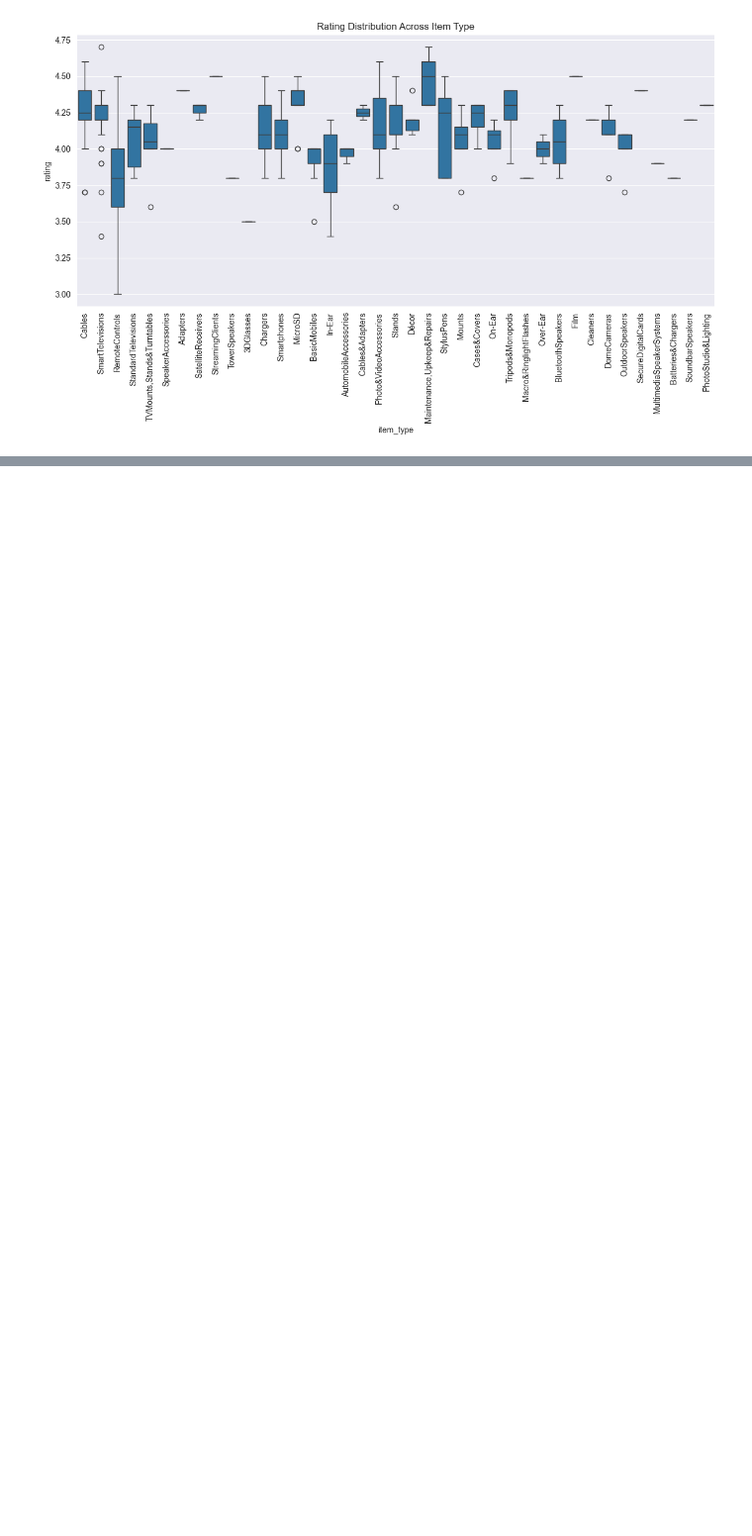
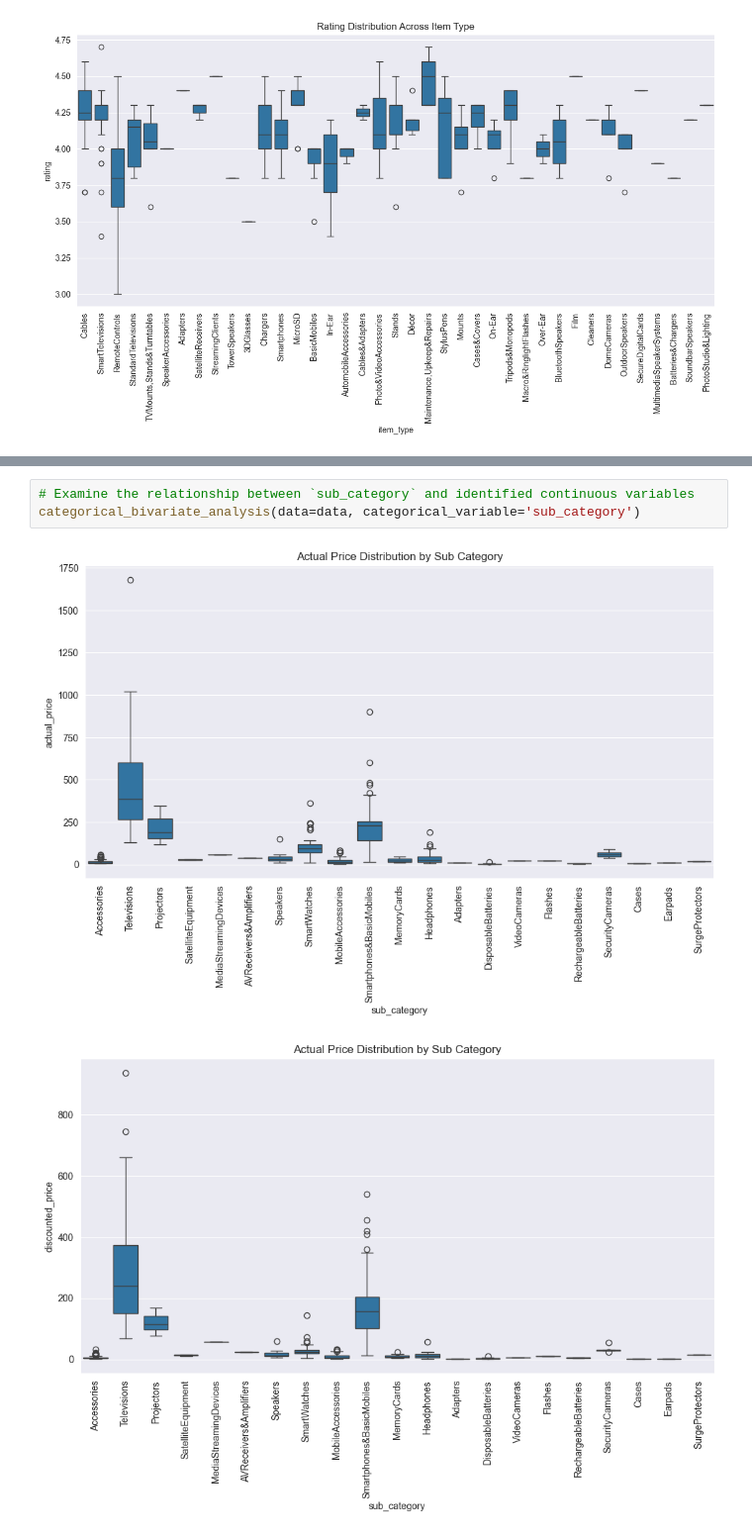
Before and after one commit to anthonyvann/eCommerce-Dataset-Analysis, a Jupyter notebook: EDA.ipynb, the cells around one changed output, grey strips where cells are left out. Shown at 99% size. Cells and saved outputs as stored; diff of their text form; blank space fills up the shorter version.

```diff
--- a/EDA.ipynb
+++ b/EDA.ipynb
@@ -643,0 +677,6 @@ for category in ['main_category', 'sub_category', 'item_type']:
+# %%
+# Examine the relationship between `sub_category` and identified continuous variables
+categorical_bivariate_analysis(data=data, categorical_variable='sub_category')
+# %% [output]
+[figure, added]
+[figure, added]
```
Also changed, not shown: parts of 11 cells of this notebook.
